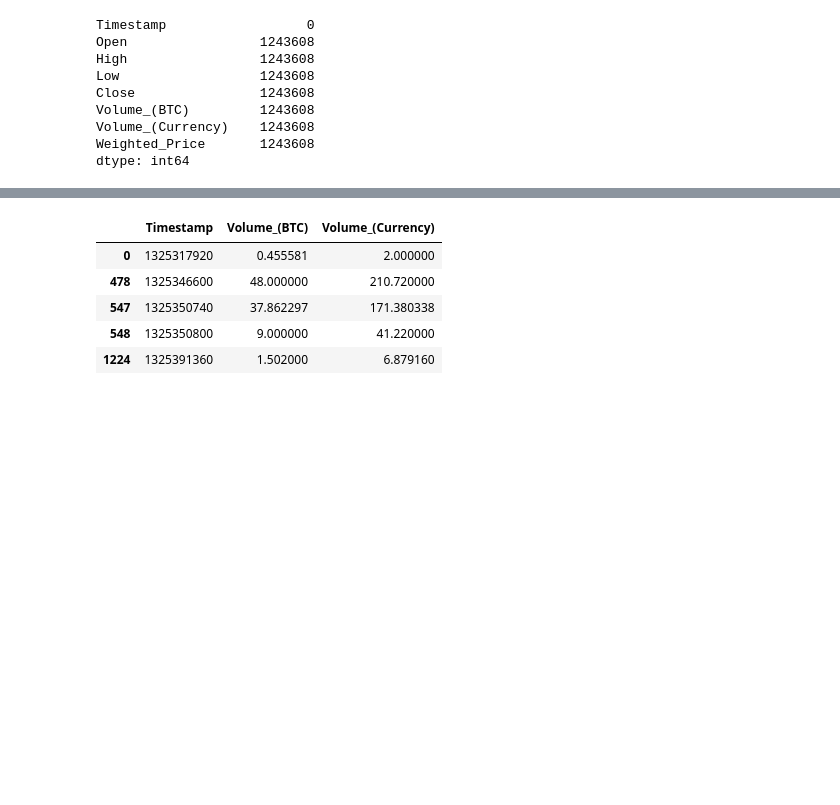
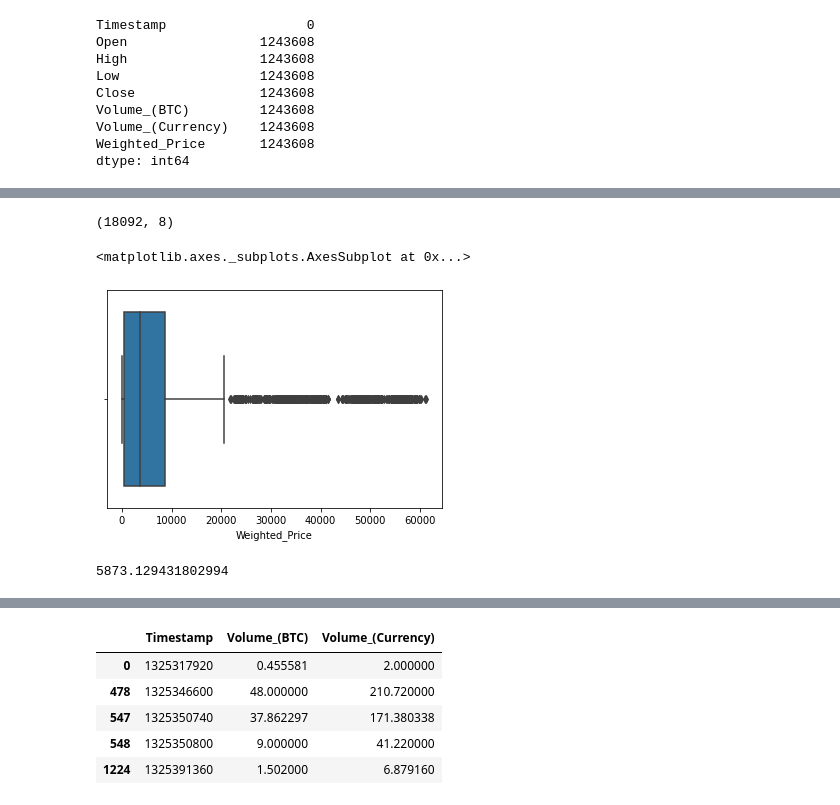
Before and after one commit to vishnureddysai/ml-projects, a Jupyter notebook: predicting_the_price_of_bitcoin.ipynb, the cells around one changed output, grey strips where cells are left out. Saved outputs shown, nothing was run; the diff lists cells and outputs as text; code cells hidden in the pictures; blank space fills up the shorter version.

```diff
--- a/predicting_the_price_of_bitcoin.ipynb
+++ b/predicting_the_price_of_bitcoin.ipynb
@@ -33,2 +29,2 @@ NameError: ignored
 # %%
-df = pd.read_csv("gdrive/My Drive/Colab Notebooks/prefictive/bitcoin.csv")
+df = pd.read_csv("Colab Notebooks/prefictive/bitcoin.csv")
@@ -55,6 +49,4 @@ Volume_(BTC)         1243608
 Volume_(Currency)    1243608
 Weighted_Price       1243608
 dtype: int64
-# %%
-df = df.dropna()
 # %%
@@ -68,0 +56,2 @@ df.head()
+# %%
+df2 = df.sample(frac = 0.005)
@@ -68,0 +76,6 @@ df.head()
+# %%
+df21 = df2.dropna()
+# %%
+df21.shape
+# %% [output]
+(18092, 8)
@@ -68,0 +84,5 @@ df.head()
+# %%
+sns.boxplot(df21['Weighted_Price'])
+# %% [output]
+<matplotlib.axes._subplots.AxesSubplot at 0x...>
+[figure, added]
@@ -68,0 +91,4 @@ df.head()
+# %%
+df21['Weighted_Price'].mean()
+# %% [output]
+5873.129431802994
```
Also changed, not shown: parts of 40 cells of this notebook.
